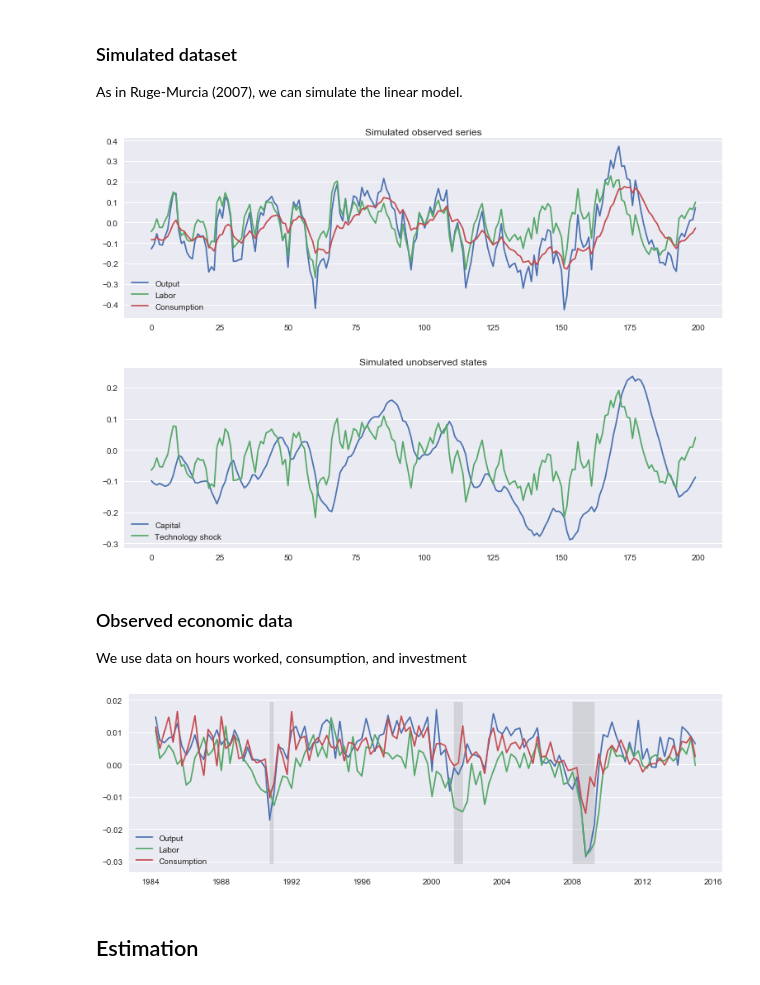
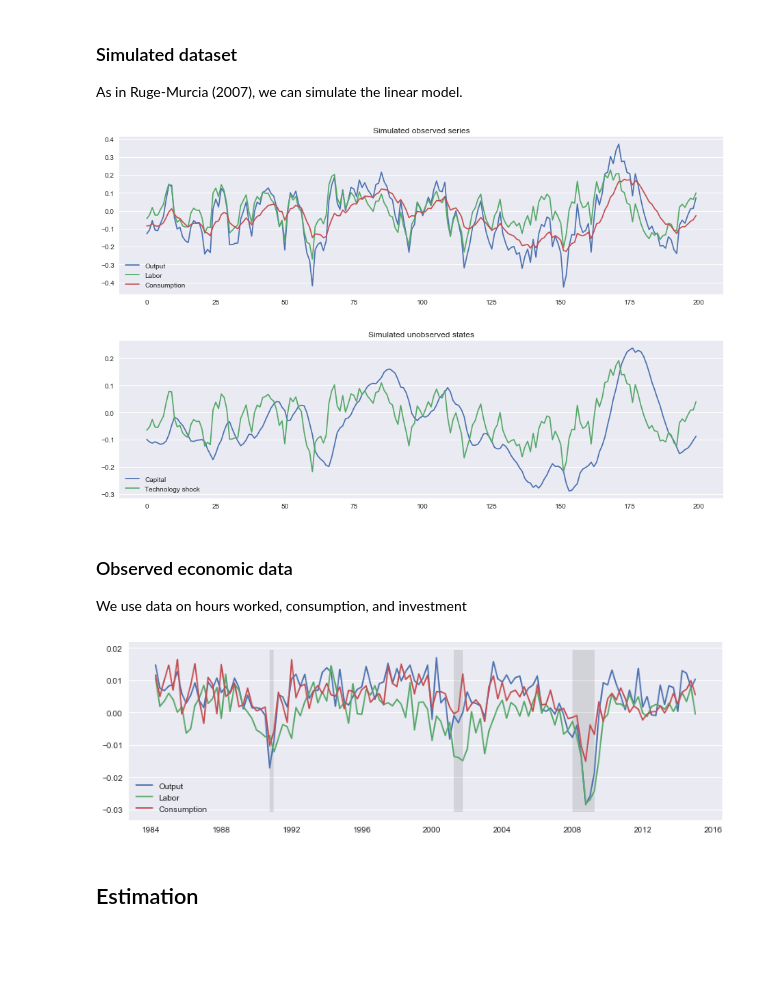
Before and after one commit to ChadFulton/tsa-notebooks, a Jupyter notebook: estimating_rbc.ipynb, the cells around one changed output. Drawn from its saved outputs; the diff is of its cells as text; code cells hidden in the pictures; blank space fills up the shorter version.

```diff
--- a/estimating_rbc.ipynb
+++ b/estimating_rbc.ipynb
@@ -1074,15 +1074,17 @@ sim_state = raw_state[T0+1:-1,:]
 # %%
 fig, ax = plt.subplots(figsize=(13,4))
 
 ax.plot(sim_observed[:,0], label='Output')
 ax.plot(sim_observed[:,1], label='Labor')
 ax.plot(sim_observed[:,2], label='Consumption')
 
 ax.set_title('Simulated observed series')
 ax.xaxis.grid()
-ax.legend(loc='lower left');
+ax.legend(loc='lower left')
+
+fig.tight_layout();
 # %% [output]
-[figure, old version]
+[figure, new version]
 # %%
 fig, ax = plt.subplots(figsize=(13,4))
 
@@ -1091,9 +1093,11 @@ ax.plot(sim_state[:,1], label='Technology shock')
 
 ax.set_title('Simulated unobserved states')
 ax.xaxis.grid()
-ax.legend(loc='lower left');
+ax.legend(loc='lower left')
+
+fig.tight_layout();
 # %% [output]
-[figure, old version]
+[figure, new version]
 # %% [markdown]
 ### Observed economic data
 
@@ -1137,12 +1141,12 @@ ax.plot(dates, econ_observed.consumption, label='Consumption')
 
 rec = recessions.resample('QS').last().ix[econ_observed.index[0]:,0].values
 ylim = ax.get_ylim()
-ax.fill_between(dates[:-3], ylim[0]+1e-5, ylim[1]-1e-5, rec, facecolor='k', alpha=0.1)
+ax.fill_between(dates, ylim[0]+1e-5, ylim[1]-1e-5, rec, facecolor='k', alpha=0.1)
 
 ax.xaxis.grid()
 ax.legend(loc='lower left');
 # %% [output]
-[figure, old version]
+[figure, new version]
 # %% [markdown]
 ## Estimation
 # %%
```
Also changed, not shown: parts of 5 cells of this notebook.
